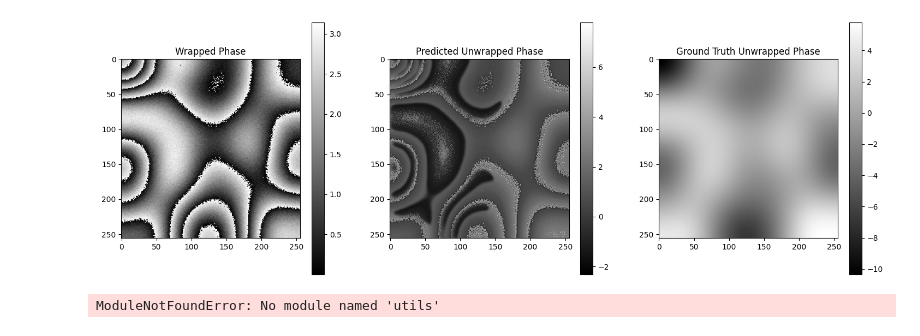
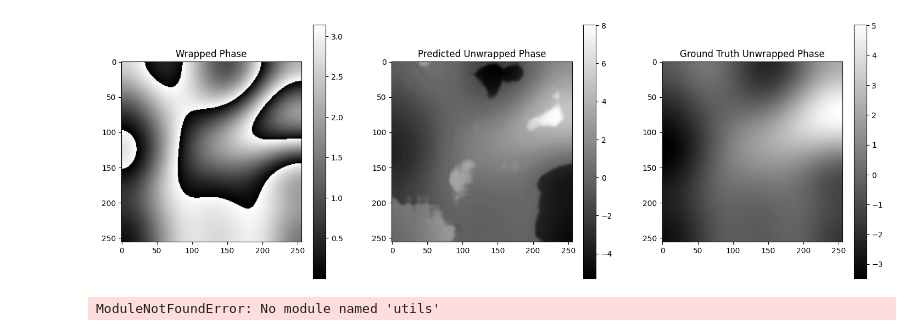
Before and after one commit to therealozp/fingerprint-generator, a Jupyter notebook: unwrapping_net/test.ipynb, the cells around one changed output. Cells and saved outputs as stored; diff of their text form; code cells hidden in the pictures.

Commit message:
add visualization of unwrapping net inference on demo orientation field

```diff
--- a/unwrapping_net/test.ipynb
+++ b/unwrapping_net/test.ipynb
@@ -3,10 +3,10 @@ import numpy as np
 import matplotlib.pyplot as plt
 import os
 # %%
-wrapped_dir = "../phase_data_0_pi/wrapped/"
-ground_truth_dir = "../phase_data_0_pi/ground_truth/"
+wrapped_dir = "../phase_0_pi_data/wrapped/"
+ground_truth_dir = "../phase_0_pi_data/ground_truth/"
 
-file = 1
+file = 9000
 
 print(os.listdir(os.getcwd()))
 
@@ -29,30 +29,30 @@ FileNotFoundError: [Errno 2] No such file or directory: '../phase_data_0_pi/wrap
 # %%
 from model import OrientationUnwrappingNet
 import torch
 
 model = OrientationUnwrappingNet()
-model.load_state_dict(torch.load("../checkpoints/orientation_unwrapping_net.pth"))
+model.load_state_dict(torch.load("../checkpoints/orientation_unwrapping_net_best.pth"))
 pred = model(torch.from_numpy(wrapped).unsqueeze(0).unsqueeze(0).float())
 
 pred_unwrapped = pred["unwrapped"].squeeze().detach().numpy()
 plt.figure(figsize=(18, 6))
 plt.subplot(1, 3, 1)
 plt.title("Wrapped Phase")
 plt.imshow(wrapped, cmap="gray")
 plt.colorbar()
 plt.subplot(1, 3, 2)
 plt.title("Predicted Unwrapped Phase")
 plt.imshow(pred_unwrapped, cmap="gray")
 plt.colorbar()
 
 plt.subplot(1, 3, 3)
 plt.title("Ground Truth Unwrapped Phase")
 plt.imshow(ground_truth, cmap="gray")
 plt.colorbar()
 
 plt.show()
 # %% [output]
-[figure, old version]
+[figure, new version]
 # %%
 from unwrap_generator import generate_sample
 H = 256
```
Also changed, not shown: parts of 1 cell of this notebook, 2 other files.
